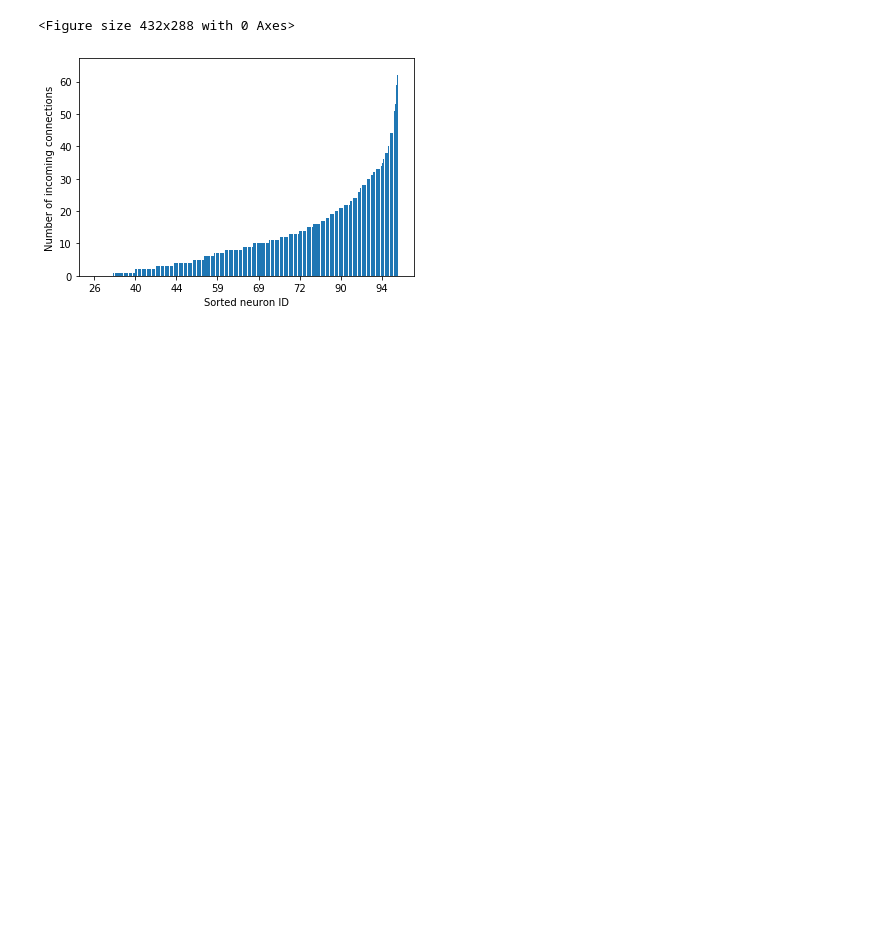
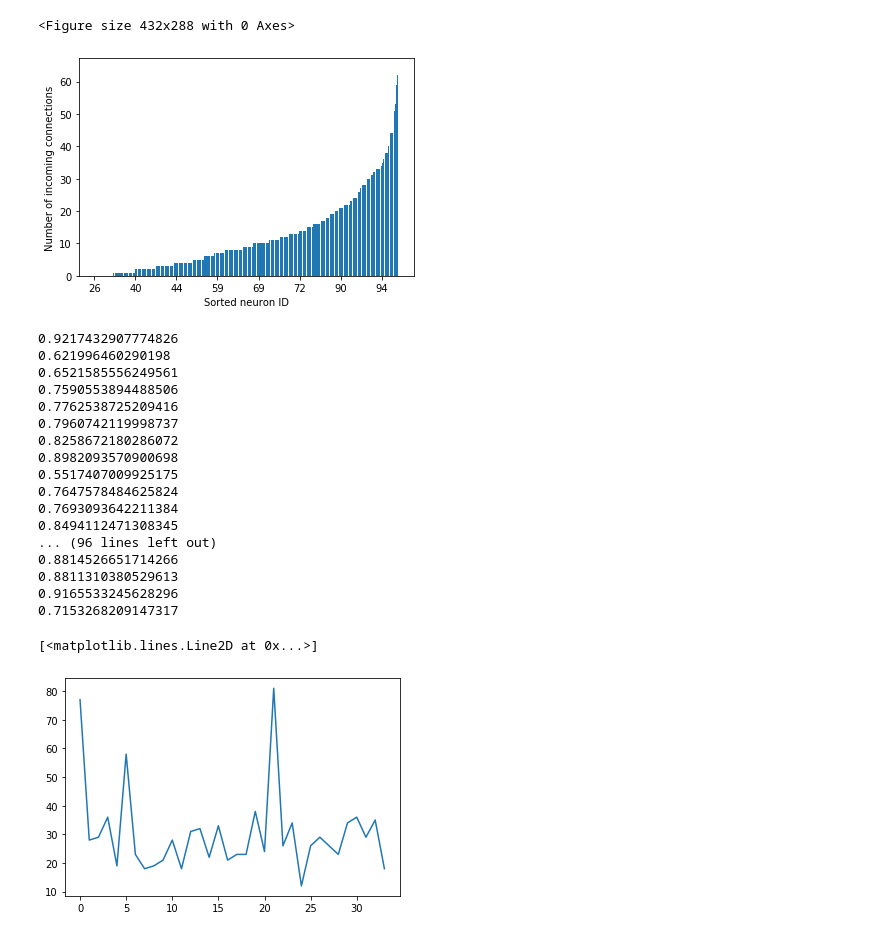
Before and after one commit to mmasque/temporal_emergence, a Jupyter notebook: temporal_emergence_analysis.ipynb, the cells around one changed output. Drawn from its saved outputs; the diff is of its cells as text; code cells hidden in the pictures; blank space fills up the shorter version.

```diff
--- a/temporal_emergence_analysis.ipynb
+++ b/temporal_emergence_analysis.ipynb
@@ -285,7 +285,7 @@ from matplotlib.pyplot import figure
 
 figure(figsize=(8, 6), dpi=100)
 
-probe1_371 = np.loadtxt("W_py_5400.csv", delimiter=",")
+probe1_371 = np.loadtxt("results/connectivity_Cori_2016-12-14_probe1/W_py_5400.csv", delimiter=",")
 plt.imshow(probe1_371)
 plt.colorbar()
 # %% [output]
@@ -544,3 +528,35 @@ Text(0, 0.5, 'Number of incoming connections')
 [figure]
 <Figure size 432x288 with 0 Axes>
 [figure]
+# %%
+## GET THE THROUGHS of the bursting neurons
+from separating_threshold import is_bursting
+import matplotlib.pyplot as plt
+mins = []
+for i in indices:
+    path = "GLMCC/Cori_2016-12-14_probe1/cell" + str(i) + ".txt"
+    bursts, data = is_bursting(path)
+    if bursts:
+        _, _,min_x, _ = data
+        mins.append(min_x)
+plt.plot(mins)
+# %% [output]
+0.9217432907774826
+0.621996460290198
+0.6521585556249561
+0.7590553894488506
+0.7762538725209416
+0.7960742119998737
+0.8258672180286072
+0.8982093570900698
+0.5517407009925175
+0.7647578484625824
+0.7693093642211384
+0.8494112471308345
+... (96 lines left out)
+0.8814526651714266
+0.8811310380529613
+0.9165533245628296
+0.7153268209147317
+[<matplotlib.lines.Line2D at 0x...>]
+[figure, added]
```
Also changed, not shown: parts of 7 cells of this notebook, 7 other files.
